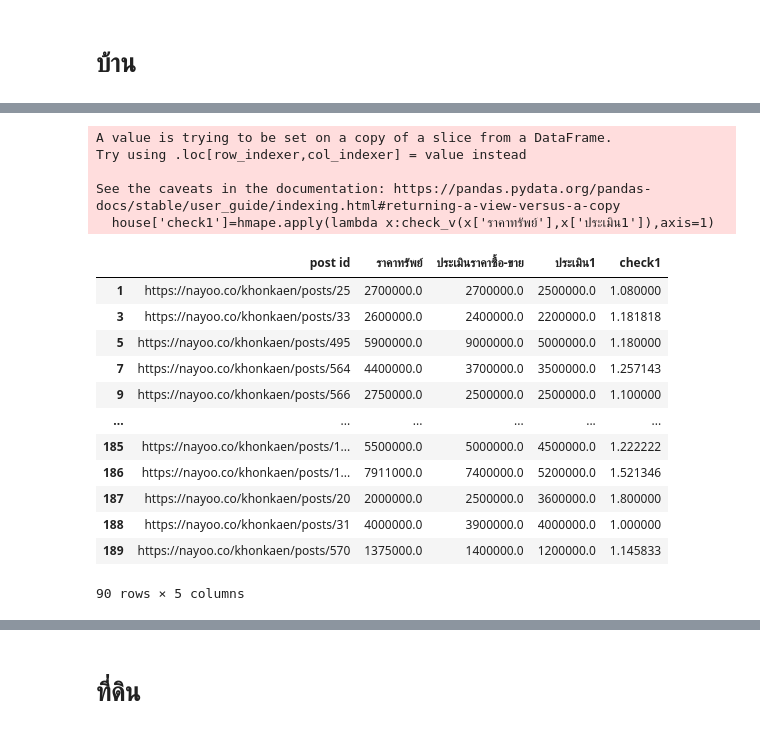
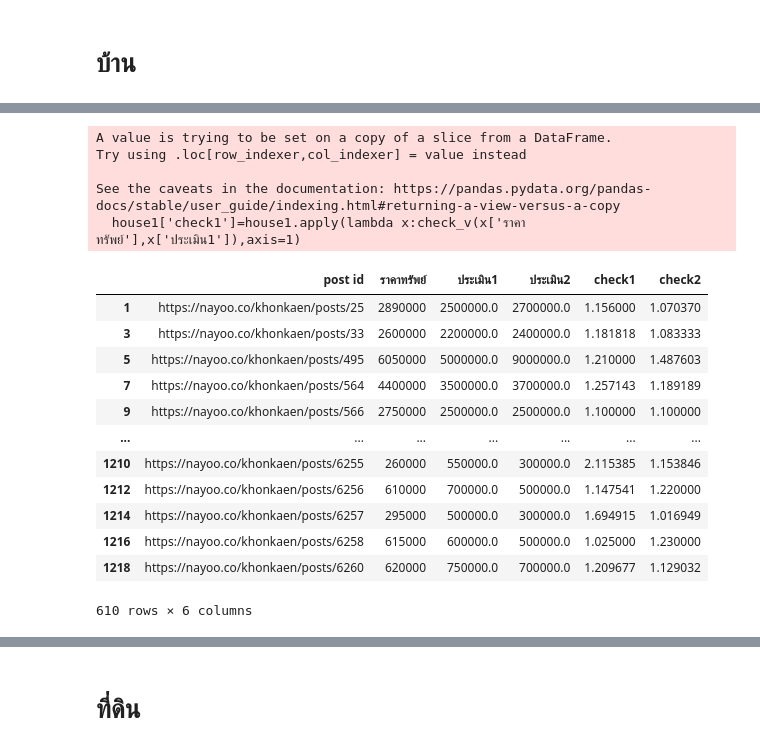
Before and after one commit to InwARMSelviAXE/bsc_dpdm22, a Jupyter notebook: [dataprep1]property_estimator.ipynb, the cells around one changed output, grey strips where cells are left out. Saved outputs shown, nothing was run; the diff lists cells and outputs as text; code cells hidden in the pictures.

```diff
--- a/[dataprep1]property_estimator.ipynb
+++ b/[dataprep1]property_estimator.ipynb
@@ -234,5 +253,8 @@ est2t
+# %%
+est1_nodup = est1.drop_duplicates(subset=['ราคาทรัพย์','ประเมินราคาซื้อ-ขาย'])
+est2_nodup = est2.drop_duplicates(subset=['ราคาทรัพย์','ประเมินราคาซื้อ-ขาย'])
 # %%
-est2['ประเมิน1'] = est2['post id'].map(est1.set_index('post id')['ประเมินราคาซื้อ-ขาย']);
+est2['ประเมิน1'] = est2_nodup['post id'].map(est1_nodup.set_index('post id')['ประเมินราคาซื้อ-ขาย']);
 est2
 # %% [output]
 A value is trying to be set on a copy of a slice from a DataFrame.
@@ -256,5 +278,5 @@ See the caveats in the documentation: https://pandas.pydata.org/pandas-docs/stab
 # %%
-est2['ประเมิน2'] = est2['post id'].map(est2.set_index('post id')['ประเมินราคาซื้อ-ขาย']);
+est2['ประเมิน2'] = est2_nodup['post id'].map(est2_nodup.set_index('post id')['ประเมินราคาซื้อ-ขาย']);
 est2
 # %% [output]
 A value is trying to be set on a copy of a slice from a DataFrame.
@@ -898,6 +1076,6 @@ check_v(100,1200)
 # %% [markdown]
 # บ้าน
 # %%
-house = est2[['post id','ราคาทรัพย์','ประเมินราคาซื้อ-ขาย','ประเมิน1']]
-house
+house1 = est2[['post id','ราคาทรัพย์','ประเมิน1','ประเมิน2']]
+house1
 # %% [output]
@@ -917,22 +1141,22 @@ house
 # %%
-house['check1']=hmape.apply(lambda x:check_v(x['ราคาทรัพย์'],x['ประเมิน1']),axis=1)
-house
+house1['check1']=house1.apply(lambda x:check_v(x['ราคาทรัพย์'],x['ประเมิน1']),axis=1)
+house1
 # %% [output]
 A value is trying to be set on a copy of a slice from a DataFrame.
 Try using .loc[row_indexer,col_indexer] = value instead
 
 See the caveats in the documentation: https://pandas.pydata.org/pandas-docs/stable/user_guide/indexing.html#returning-a-view-versus-a-copy
-  house['check1']=hmape.apply(lambda x:check_v(x['ราคาทรัพย์'],x['ประเมิน1']),axis=1)
+  house1['check1']=house1.apply(lambda x:check_v(x['ราคาทรัพย์'],x['ประเมิน1']),axis=1)
-|  | post id | ราคาทรัพย์ | ประเมินราคาซื้อ-ขาย | ประเมิน1 | check1 |
-| 1 | https://nayoo.co/khonkaen/posts/25 | 2700000.0 | 2700000.0 | 2500000.0 | 1.080000 |
-| 3 | https://nayoo.co/khonkaen/posts/33 | 2600000.0 | 2400000.0 | 2200000.0 | 1.181818 |
-| 5 | https://nayoo.co/khonkaen/posts/495 | 5900000.0 | 9000000.0 | 5000000.0 | 1.180000 |
-| 7 | https://nayoo.co/khonkaen/posts/564 | 4400000.0 | 3700000.0 | 3500000.0 | 1.257143 |
-| 9 | https://nayoo.co/khonkaen/posts/566 | 2750000.0 | 2500000.0 | 2500000.0 | 1.100000 |
-| ... | ... | ... | ... | ... | ... |
-| 185 | https://nayoo.co/khonkaen/posts/1... | 5500000.0 | 5000000.0 | 4500000.0 | 1.222222 |
-| 186 | https://nayoo.co/khonkaen/posts/1... | 7911000.0 | 7400000.0 | 5200000.0 | 1.521346 |
-| 187 | https://nayoo.co/khonkaen/posts/20 | 2000000.0 | 2500000.0 | 3600000.0 | 1.800000 |
-| 188 | https://nayoo.co/khonkaen/posts/31 | 4000000.0 | 3900000.0 | 4000000.0 | 1.000000 |
-| 189 | https://nayoo.co/khonkaen/posts/570 | 1375000.0 | 1400000.0 | 1200000.0 | 1.145833 |
+|  | post id | ราคาทรัพย์ | ประเมิน1 | ประเมิน2 | check1 | check2 |
+| 1 | https://nayoo.co/khonkaen/posts/25 | 2890000 | 2500000.0 | 2700000.0 | 1.156000 | 1.070370 |
+| 3 | https://nayoo.co/khonkaen/posts/33 | 2600000 | 2200000.0 | 2400000.0 | 1.181818 | 1.083333 |
+| 5 | https://nayoo.co/khonkaen/posts/495 | 6050000 | 5000000.0 | 9000000.0 | 1.210000 | 1.487603 |
+| 7 | https://nayoo.co/khonkaen/posts/564 | 4400000 | 3500000.0 | 3700000.0 | 1.257143 | 1.189189 |
+| 9 | https://nayoo.co/khonkaen/posts/566 | 2750000 | 2500000.0 | 2500000.0 | 1.100000 | 1.100000 |
+| ... | ... | ... | ... | ... | ... | ... |
+| 1210 | https://nayoo.co/khonkaen/posts/6255 | 260000 | 550000.0 | 300000.0 | 2.115385 | 1.153846 |
+| 1212 | https://nayoo.co/khonkaen/posts/6256 | 610000 | 700000.0 | 500000.0 | 1.147541 | 1.220000 |
+| 1214 | https://nayoo.co/khonkaen/posts/6257 | 295000 | 500000.0 | 300000.0 | 1.694915 | 1.016949 |
+| 1216 | https://nayoo.co/khonkaen/posts/6258 | 615000 | 600000.0 | 500000.0 | 1.025000 | 1.230000 |
+| 1218 | https://nayoo.co/khonkaen/posts/6260 | 620000 | 750000.0 | 700000.0 | 1.209677 | 1.129032 |
-90 rows × 5 columns
+610 rows × 6 columns
```
Also changed, not shown: parts of 179 cells of this notebook.
